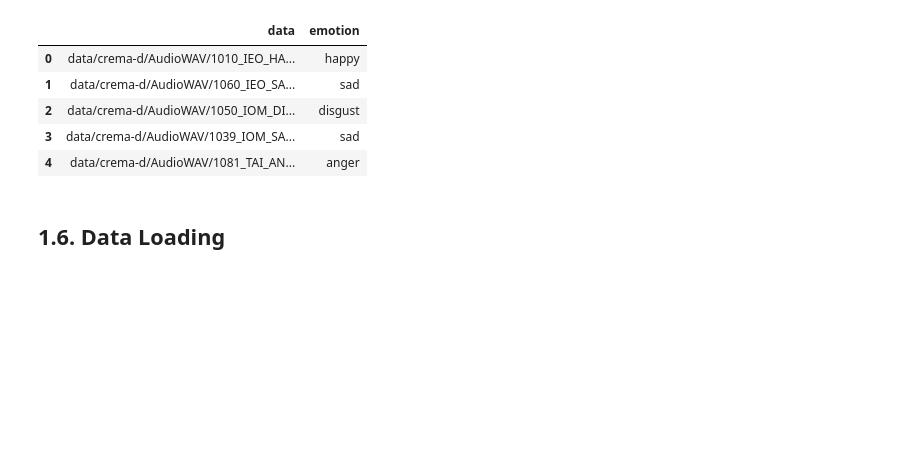
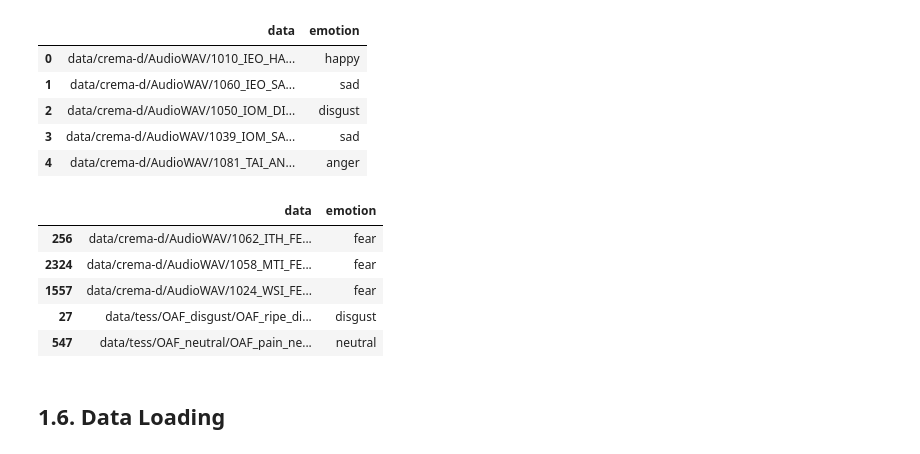
Before and after one commit to S4M0707/speech-emotion-recognition, a Jupyter notebook: speech-emotion-notebook.ipynb, the cells around one changed output. Saved outputs shown, nothing was run; the diff lists cells and outputs as text; code cells hidden in the pictures; blank space fills up the shorter version.

```diff
--- a/speech-emotion-notebook.ipynb
+++ b/speech-emotion-notebook.ipynb
@@ -212,4 +212,14 @@ df.head()
 | 2 | data/crema-d/AudioWAV/1050_IOM_DI... | disgust |
 | 3 | data/crema-d/AudioWAV/1039_IOM_SA... | sad |
 | 4 | data/crema-d/AudioWAV/1081_TAI_AN... | anger |
+# %%
+df = df.sample(frac = 1)
+df.head()
+# %% [output]
+|  | data | emotion |
+| 256 | data/crema-d/AudioWAV/1062_ITH_FE... | fear |
+| 2324 | data/crema-d/AudioWAV/1058_MTI_FE... | fear |
+| 1557 | data/crema-d/AudioWAV/1024_WSI_FE... | fear |
+| 27 | data/tess/OAF_disgust/OAF_ripe_di... | disgust |
+| 547 | data/tess/OAF_neutral/OAF_pain_ne... | neutral |
 # %%
```
Also changed, not shown: parts of 48 cells of this notebook, 1 other file.
